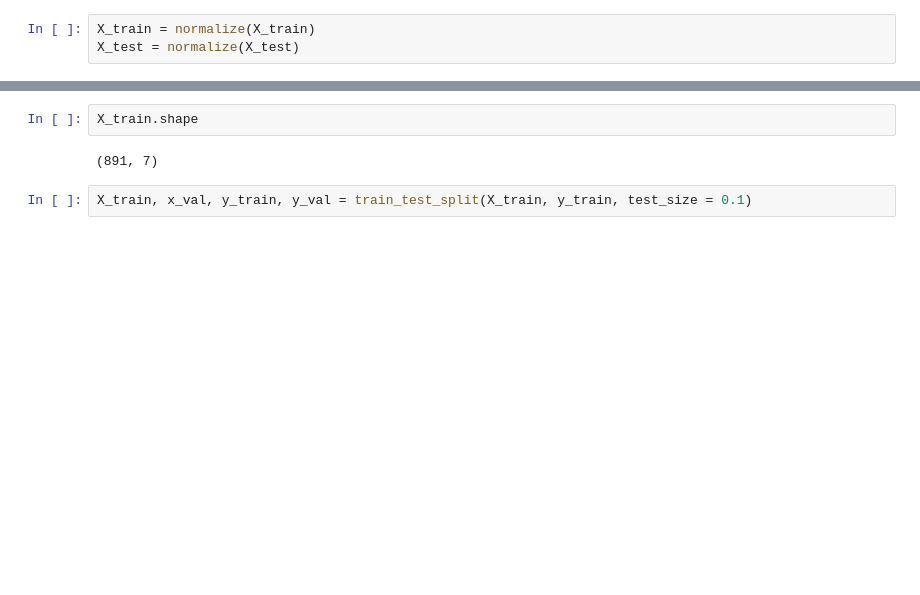
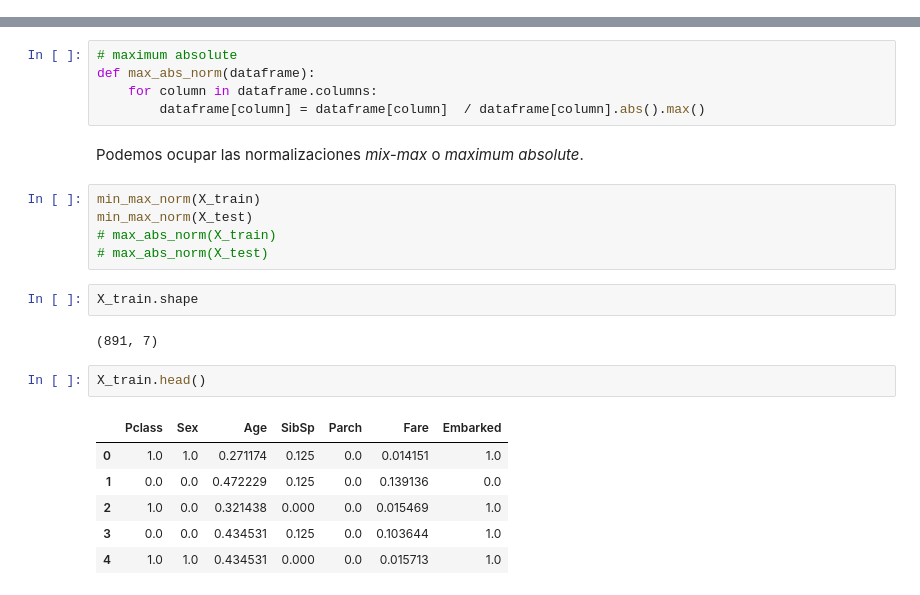
Before and after one commit to maticlein/lab1_MLA_perceptron_multicapa, a Jupyter notebook: notebooks/lab1.ipynb, the cells around one changed output, grey strips where cells are left out. Saved outputs shown, nothing was run; the diff lists cells and outputs as text; blank space fills up the shorter version.

```diff
--- a/notebooks/lab1.ipynb
+++ b/notebooks/lab1.ipynb
@@ -153,3 +232,0 @@ memory usage: 11.6 KB
-# %%
-X_train = normalize(X_train)
-X_test = normalize(X_test)
@@ -156,6 +242,25 @@ X_test = normalize(X_test)
+# %%
+# maximum absolute
+def max_abs_norm(dataframe):
+    for column in dataframe.columns:
+        dataframe[column] = dataframe[column]  / dataframe[column].abs().max()
+# %% [markdown]
+Podemos ocupar las normalizaciones *mix-max* o *maximum absolute*.
+# %%
+min_max_norm(X_train)
+min_max_norm(X_test)
+# max_abs_norm(X_train)
+# max_abs_norm(X_test)
 # %%
 X_train.shape
 # %% [output]
 (891, 7)
-# %%
-X_train, x_val, y_train, y_val = train_test_split(X_train, y_train, test_size = 0.1)
+# %%
+X_train.head()
+# %% [output]
+|  | Pclass | Sex | Age | SibSp | Parch | Fare | Embarked |
+| 0 | 1.0 | 1.0 | 0.271174 | 0.125 | 0.0 | 0.014151 | 1.0 |
+| 1 | 0.0 | 0.0 | 0.472229 | 0.125 | 0.0 | 0.139136 | 0.0 |
+| 2 | 1.0 | 0.0 | 0.321438 | 0.000 | 0.0 | 0.015469 | 1.0 |
+| 3 | 0.0 | 0.0 | 0.434531 | 0.125 | 0.0 | 0.103644 | 1.0 |
+| 4 | 1.0 | 1.0 | 0.434531 | 0.000 | 0.0 | 0.015713 | 1.0 |
```
Also changed, not shown: parts of 76 cells of this notebook.
